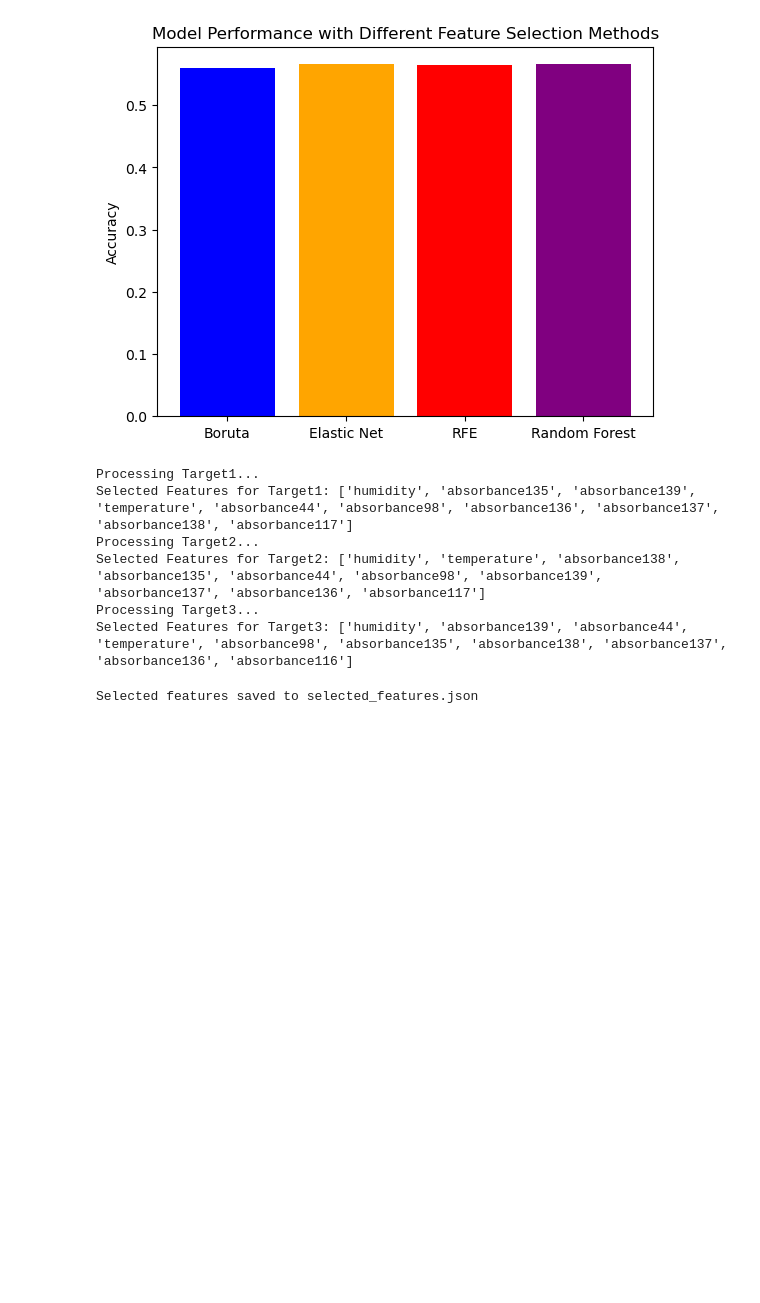
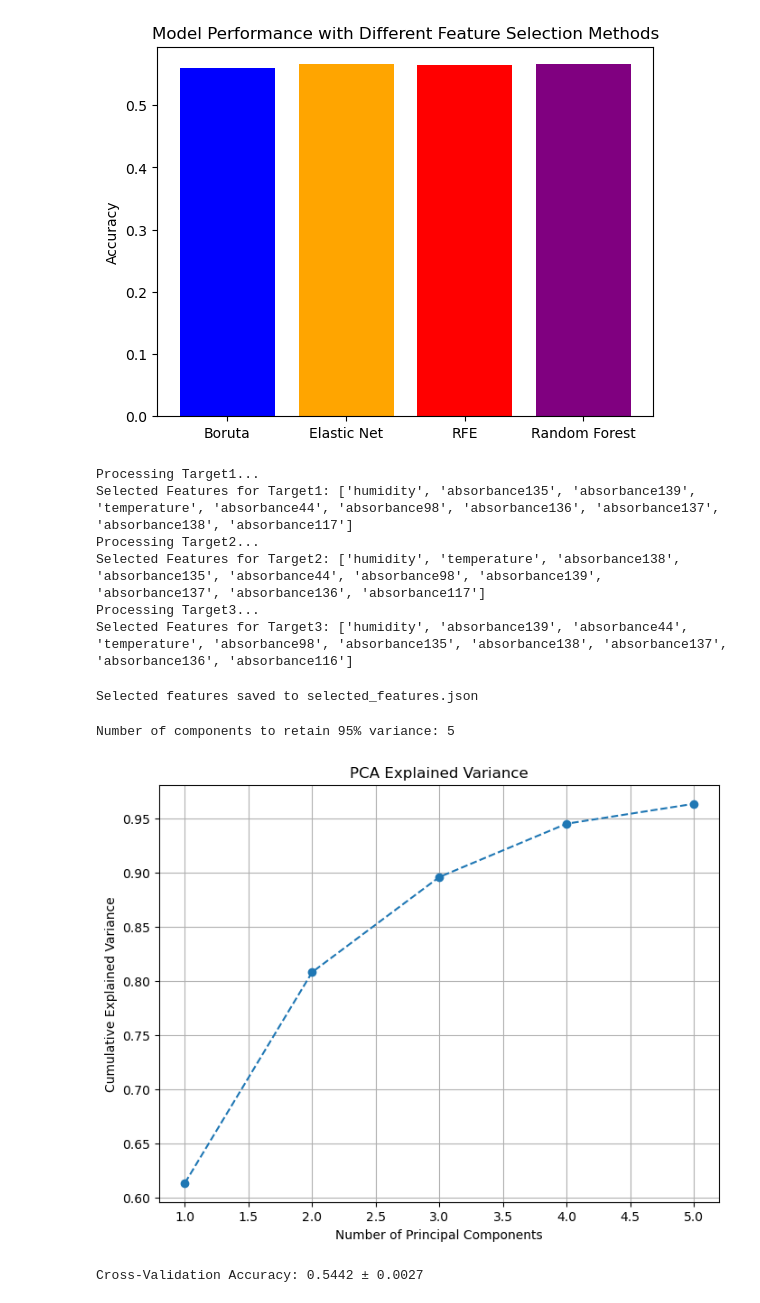
Before and after one commit to temgrom/DS-project, a Jupyter notebook: notebooks/EDA.ipynb, the cells around one changed output. Drawn from its saved outputs; the diff is of its cells as text; code cells hidden in the pictures; blank space fills up the shorter version.

Commit message:
DS-1.1 Added PCA and CrossValidation

```diff
--- a/notebooks/EDA.ipynb
+++ b/notebooks/EDA.ipynb
@@ -493,3 +458,38 @@ with open("selected_features.json", "w") as file:
 print("Selected features saved to selected_features.json")
 # %% [output]
 Selected features saved to selected_features.json
+# %%
+X_boruta = preprocessed_data.loc[:, ['absorbance0', 'absorbance19', 'absorbance59', 'absorbance88',
+       'absorbance93', 'absorbance94', 'absorbance95', 'absorbance97',
+       'absorbance98', 'absorbance126', 'absorbance130', 'absorbance138',
+       'absorbance141']]
+# %%
+from sklearn.preprocessing import StandardScaler
+
+# Normalize X_boruta
+scaler = StandardScaler()
+X_boruta_scaled = scaler.fit_transform(X_boruta)
+from sklearn.decomposition import PCA
+
+# Apply PCA to retain 95% of the variance
+pca = PCA(n_components=0.95)
+X_boruta_pca = pca.fit_transform(X_boruta_scaled)
+
+# Print the number of components retained
+print(f"Number of components to retain 95% variance: {pca.n_components_}")
+# %% [output]
+Number of components to retain 95% variance: 5
+# %%
+import matplotlib.pyplot as plt
+
+# Plot cumulative explained variance
+plt.figure(figsize=(8, 6))
+plt.plot(range(1, len(pca.explained_variance_ratio_) + 1),
+         pca.explained_variance_ratio_.cumsum(), marker='o', linestyle='--')
+plt.xlabel('Number of Principal Components')
+plt.ylabel('Cumulative Explained Variance')
+plt.title('PCA Explained Variance')
+plt.grid()
+plt.show()
+# %% [output]
+[figure, added]
@@ -495,0 +505,9 @@ Selected features saved to selected_features.json
+# %%
+from sklearn.model_selection import cross_val_score
+from sklearn.ensemble import RandomForestClassifier
+model = RandomForestClassifier(random_state = 42)
+# Perform cross-validation
+scores = cross_val_score(model, X_boruta_pca, targets.iloc[:, 0], cv=5, scoring='accuracy')
+print(f"Cross-Validation Accuracy: {scores.mean():.4f} ± {scores.std():.4f}")
+# %% [output]
+Cross-Validation Accuracy: 0.5442 ± 0.0027
```
Also changed, not shown: parts of 7 cells of this notebook.
